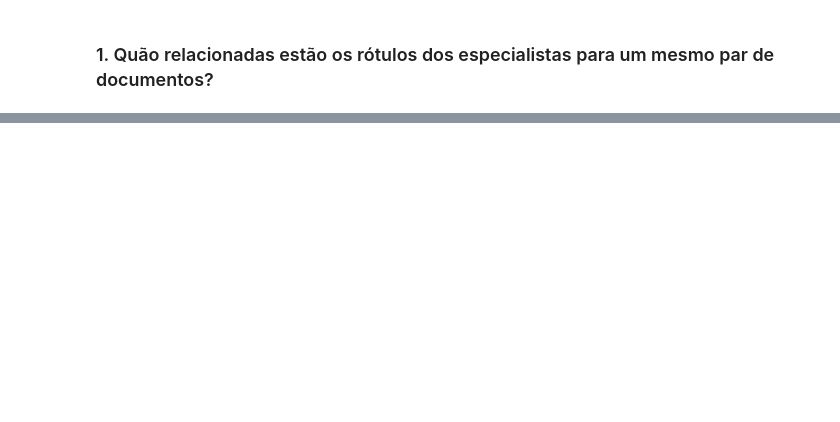
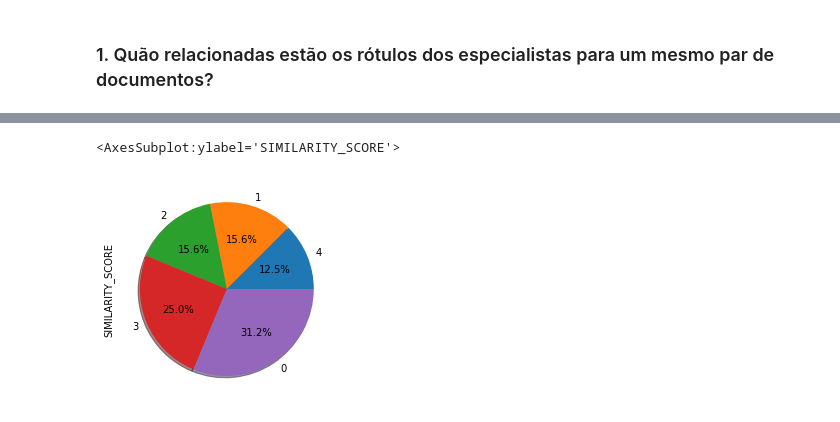
Before and after one commit to danieljunior/jidm, a Jupyter notebook: Data Analysis.ipynb, the cells around one changed output, grey strips where cells are left out. Drawn from its saved outputs; the diff is of its cells as text; code cells hidden in the pictures; blank space fills up the shorter version.

```diff
--- a/Data Analysis.ipynb
+++ b/Data Analysis.ipynb
@@ -98,0 +194,7 @@ len(survey_agreement)
+# %%
+survey_agreement['SIMILARITY_SCORE'].value_counts().sort_values().plot.pie(legend=False, \
+                   autopct='%1.1f%%', \
+                   shadow=True, startangle=0)
+# %% [output]
+<AxesSubplot:ylabel='SIMILARITY_SCORE'>
+[figure, added]
```
Also changed, not shown: parts of 25 cells of this notebook.
